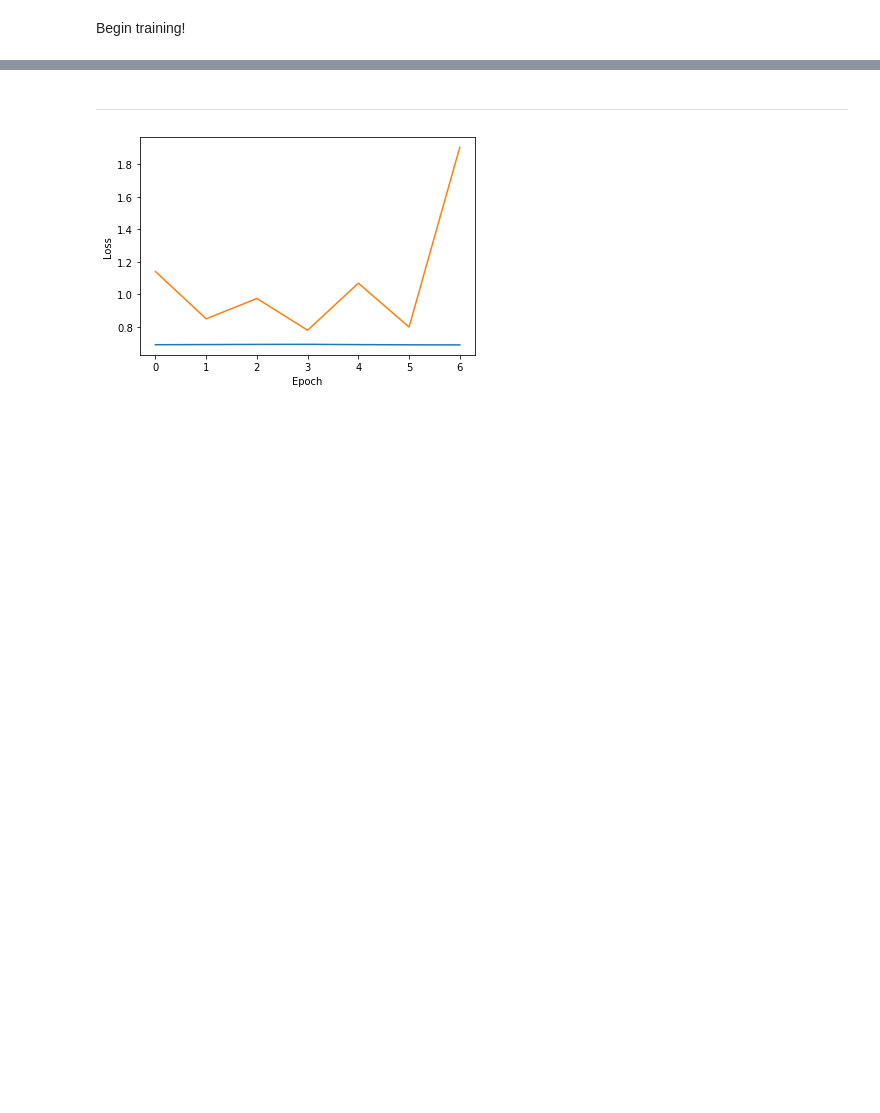
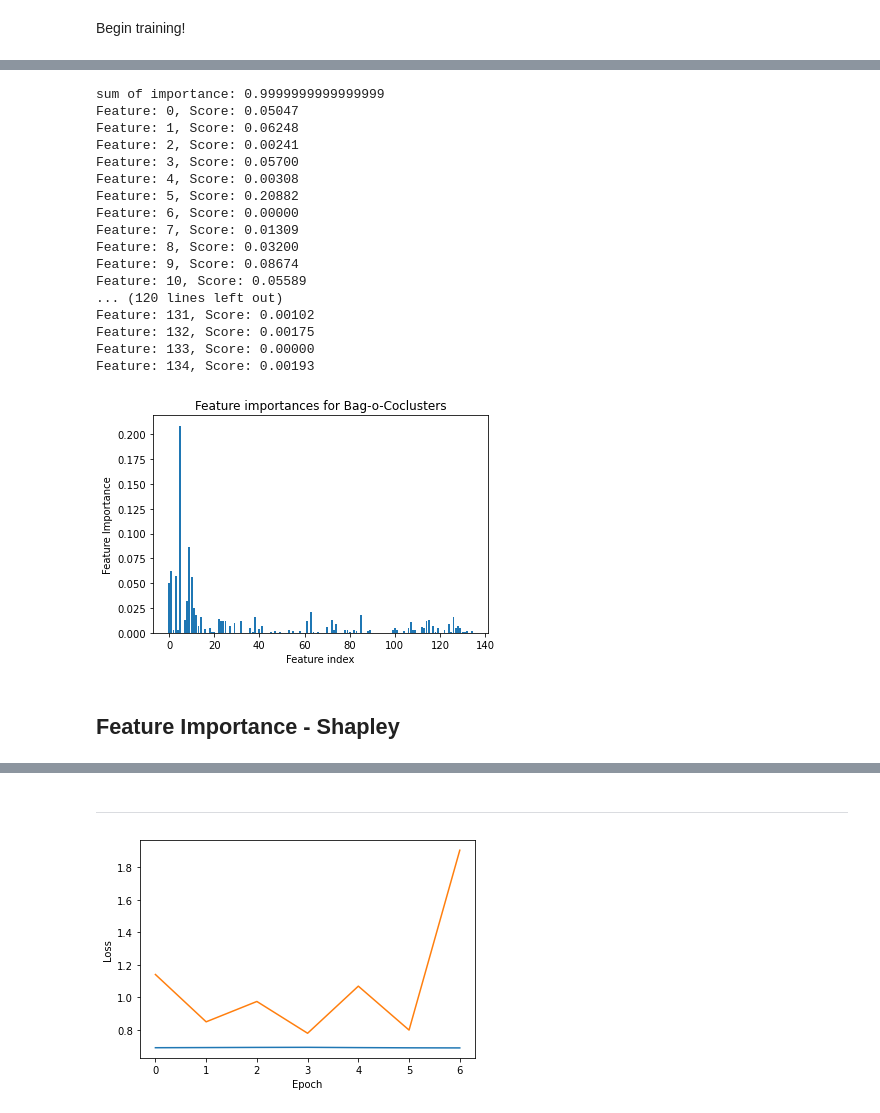
Before and after one commit to gmachiraju/codex-analysis, a Jupyter notebook: code/SSL-experiments.ipynb, the cells around one changed output, grey strips where cells are left out. Cells and saved outputs as stored; diff of their text form; code cells hidden in the pictures; blank space fills up the shorter version.

```diff
--- a/code/SSL-experiments.ipynb
+++ b/code/SSL-experiments.ipynb
@@ -155,0 +353,31 @@ Begin training!
+# %%
+importance_ccb = adapter_ccb.feature_importances_
+print("sum of importance:", np.sum(importance_ccb))
+for i,v in enumerate(importance_ccb):
+	print('Feature: %0d, Score: %.5f' % (i,v))
+plt.bar([x for x in range(len(importance_ccb))], importance_ccb)
+plt.xlabel("Feature index")
+plt.ylabel("Feature Importance")
+plt.title("Feature importances for Bag-o-Coclusters")
+plt.show()
+# %% [output]
+sum of importance: 0.9999999999999999
+Feature: 0, Score: 0.05047
+Feature: 1, Score: 0.06248
+Feature: 2, Score: 0.00241
+Feature: 3, Score: 0.05700
+Feature: 4, Score: 0.00308
+Feature: 5, Score: 0.20882
+Feature: 6, Score: 0.00000
+Feature: 7, Score: 0.01309
+Feature: 8, Score: 0.03200
+Feature: 9, Score: 0.08674
+Feature: 10, Score: 0.05589
+... (120 lines left out)
+Feature: 131, Score: 0.00102
+Feature: 132, Score: 0.00175
+Feature: 133, Score: 0.00000
+Feature: 134, Score: 0.00193
+[figure, added]
+# %% [markdown]
+## Feature Importance - Shapley
```
Also changed, not shown: parts of 44 cells of this notebook, 11 other files.
